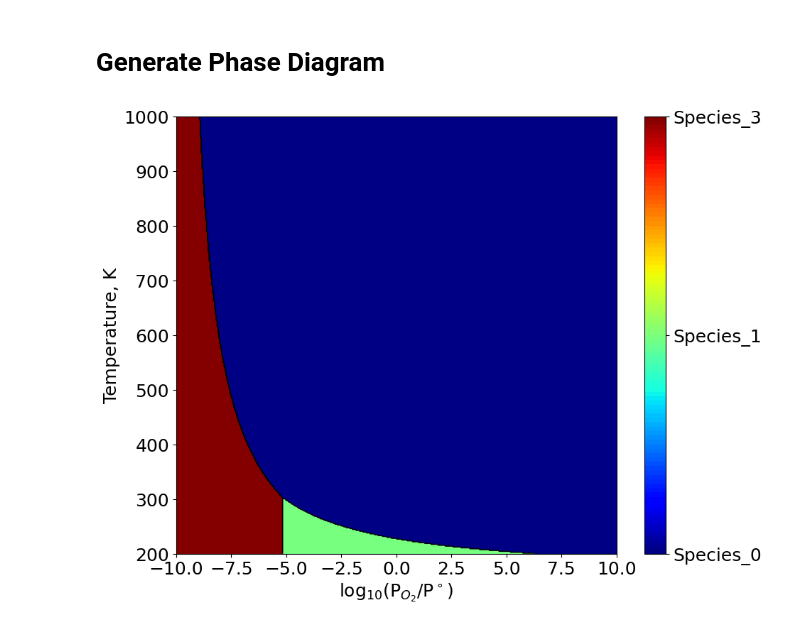
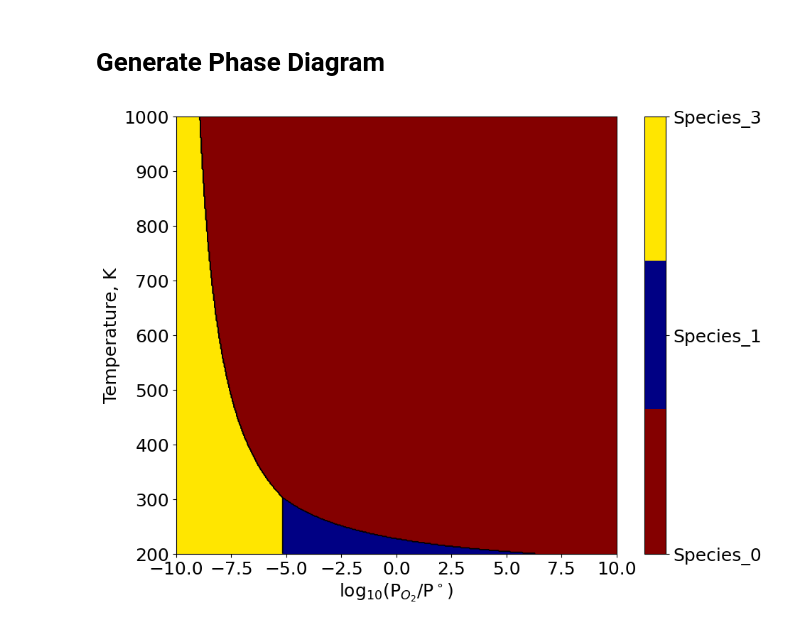
Before and after one commit to jtrebolledo/PhaseDiagram_Generator, a Jupyter notebook: Generate_PhaseDiagram.ipynb, the cells around one changed output. Cells and saved outputs as stored; diff of their text form; code cells hidden in the pictures.

```diff
--- a/Generate_PhaseDiagram.ipynb
+++ b/Generate_PhaseDiagram.ipynb
@@ -94,33 +94,34 @@ for i_ax in range(len(x_axes_grid)):
 fig = plt.figure(figsize = (10,8))
 
 # If you are using version of Matplotlib under 3.7
 # cmap = plt.cm.get_cmap('jet')
 
 # If you are using version of Matplotlib over 3.7
 cmap = mpl.colormaps.get_cmap("jet")
 
 ## If you want to define a colormap with specific colors for each value
-# colors = ['#840000', '#000084', '#FFE600', '#00D5FF', "#77FF80"]
-# cmap = plt.cm.colors.ListedColormap(colors[:Matrix_with_Species_Index_Modif.max() + 1])
+colors = ['#840000', '#000084', '#FFE600', '#00D5FF', "#77FF80"]
+cmap = plt.cm.colors.ListedColormap(colors[:Matrix_with_Species_Index_Modif.max() + 1])
 
 cs = plt.contourf(x_axes_grid, y_axes_grid, Matrix_with_Species_Index_Modif, 100, cmap = cmap)
 
 # Add contour lines
 contour_lines = plt.contour(x_axes_grid, y_axes_grid, Matrix_with_Species_Index_Modif, colors='black', linewidths=0.5)
 
 # # Add title to the colormap
 colorticks = np.array(range(0, len(_List_LabelSpecies_aux_sort)))
 cbar = plt.colorbar(cs, ticks=colorticks)
 cbar.ax.set_yticklabels(List_LabelSpecies_reduced, fontsize = 18)
 
+
 plt.ylabel("Temperature, K", fontsize = 18)
 plt.xlabel("log$_{10}$(P$_{O_2}$/P$^\circ$)", fontsize = 18)
 
 
 plt.xticks(fontsize = 18)
 plt.yticks(fontsize = 18)
 
 
 plt.show()
 # %% [output]
-[figure, old version]
+[figure, new version]
```
